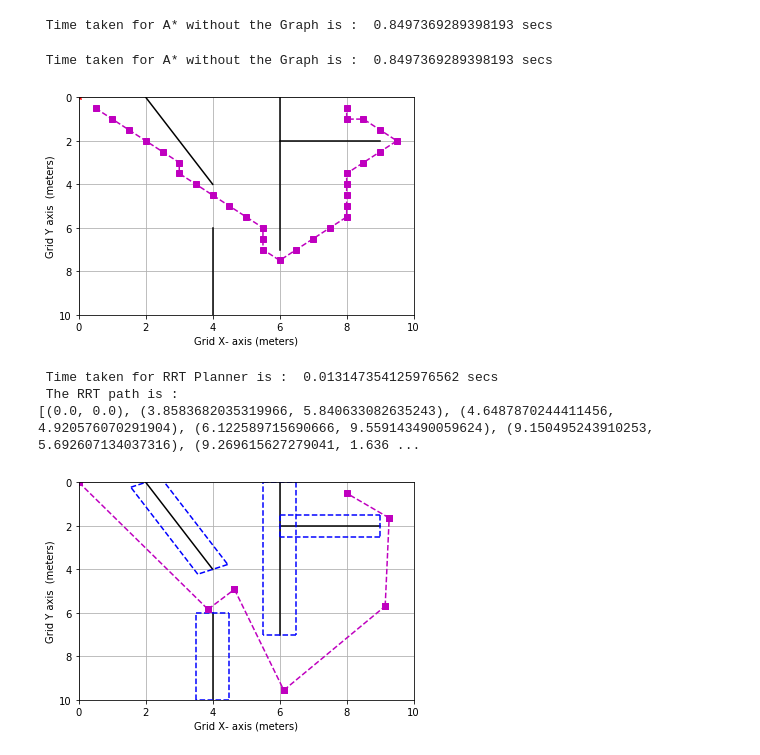
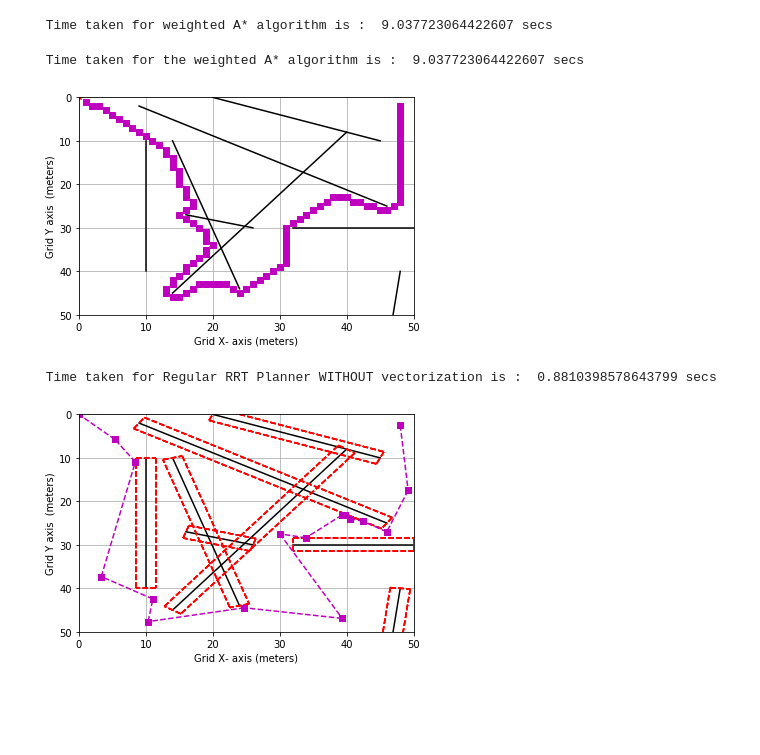
Before and after one commit to vTechSavyy/UAV_UGV_Perception_Planning, a Jupyter notebook: Planning/Compare_Planning_Algorithms.ipynb, the cells around one changed output. Saved outputs shown, nothing was run; the diff lists cells and outputs as text; code cells hidden in the pictures; blank space fills up the shorter version.

Commit message:
Added results comparing different planning algorithms

```diff
--- a/Planning/Compare_Planning_Algorithms.ipynb
+++ b/Planning/Compare_Planning_Algorithms.ipynb
@@ -17,7 +15,7 @@ importlib.reload(params)
 # Generate grid and return X and Y co-ordinates of all the nodes:
 [params.X,params.Y] = generate_grid()
 # %%
-### 1. Run A* algorithm - Without graph!
+### 1.a Run the weighted A* algorithm -
 
 # Setup the algorithm:
 
@@ -26,10 +24,11 @@ numNodes = len(params.X)
 
 # Define the start and goal nodes:
 startIdx = get_node_idx(0,0)
-goalIdx =  get_node_idx(8.0,0.5)
+goalIdx =  get_node_idx(48.0,2.5)
 epsilon = 50  # Weighting factor for the Heuristic:
 
 start = time.time()
+
 # Run the A* algorithm:
 aStarPathIndices = astar_no_graph(startIdx,goalIdx, numNodes, epsilon)
 
@@ -38,11 +37,11 @@ end = time.time()
 
 timeAstar = end - start
 
-print (" Time taken for A* without the Graph is : " , timeAstar ,  "secs")
+print (" Time taken for weighted A* algorithm is : " , timeAstar ,  "secs")
 # %% [output]
- Time taken for A* without the Graph is :  0.8497369289398193 secs
+ Time taken for weighted A* algorithm is :  9.037723064422607 secs
 # %%
-### 2. Plot path generated by A* algorithm:
+### 1.b Plot path generated by A* algorithm:
 
 # 1. The grid:
 # 2. The maze segments (Black solid lines)
@@ -75,83 +74,78 @@ plt.xlabel('Grid X- axis (meters)')
 plt.ylabel('Grid Y axis  (meters)')
 
 
-timeAstar = end - start
-
-print (" Time taken for A* without the Graph is : " , timeAstar ,  "secs")
-
-# print(aStarPathIndices)
+print (" Time taken for the weighted A* algorithm is : " , timeAstar ,  "secs")
 # %% [output]
- Time taken for A* without the Graph is :  0.8497369289398193 secs
+ Time taken for the weighted A* algorithm is :  9.037723064422607 secs
-[figure, old version]
+[figure, new version]
 # %%
-### 3. Run Vectorized RRT planning algorithm: Many Thanks to Bijo Sebastian for providing this awesome implementation!
+### 2.a Regular RRT planning algorithm:
 
-from RRT_vect_utilities import *
+# Credits to Bijo Sebastian for providing this baseline implementation!
+
+from RRT_utilities import *
 
 
 # 1. Give the inputs to the RRT algorithm:
 start = Node(0.0, 0.0) # Start
-goal = Node(8.0, 0.5) # Goal
+goal = Node(48.0, 2.5) # Goal
 
-# 2. Inflate the maze segments:
+# # 2. Inflate the maze segments:
 inflate_segments()
 
-# 3. Setup for vectorization:
-setup_vec()
+# # 3. Setup for vectorization:
+# setup_vec()
 
 # 4. Run the RRT algorithm and directly plot the path:
 startTime = time.time()
-RRT_path = RRT(start, goal)
+RRT_reg_path = RRT_reg(start, goal)
 endTime = time.time()
 
 
-# 5. Get the true path from start to goal:
-revPath = reverse_path(RRT_path)
+# # 5. Get the true path from start to goal:
+# revPath = reverse_path(RRT_path)
 
-timeRRT= endTime - startTime
+timeRRT_reg = endTime - startTime
 
-print (" Time taken for RRT Planner is : " , timeRRT ,  "secs")
-print (" The RRT path is : ")
-print (revPath)
+print (" Time taken for Regular RRT Planner WITHOUT vectorization is : " , timeRRT_reg ,  "secs")
 # %% [output]
- Time taken for RRT Planner is :  0.013147354125976562 secs
- The RRT path is :
-[(0.0, 0.0), (3.8583682035319966, 5.840633082635243), (4.6487870244411456, 4.920576070291904), (6.122589715690666, 9.559143490059624), (9.150495243910253, 5.692607134037316), (9.269615627279041, 1.636 ...
+ Time taken for Regular RRT Planner WITHOUT vectorization is :  0.8810398578643799 secs
 # %%
-### 4. Plot path generated by RRT algorithm:
+### 2.b Plot path generated by regular RRT algorithm:
 
-# 1. First plot the maze segments and inflated maze segments:
+# -- First plot the maze segments and inflated maze segments:
 for mazeSeg in params.mazeSegments:
 
     plt.plot([mazeSeg[0][0], mazeSeg[1][0]], [mazeSeg[0][1] , mazeSeg[1][1]],'-k')
 
 plt.xlim(0, params.widthX )
 plt.ylim(0, params.widthY )
 plt.grid()
 plt.gca().invert_yaxis()
 
 plt.xlabel('Grid X- axis (meters)')
 plt.ylabel('Grid Y axis  (meters)')
 
 for mazeSeg in params.infMazeSegments:
 
-    plt.plot([mazeSeg[0][0], mazeSeg[1][0]], [mazeSeg[0][1] , mazeSeg[1][1]],'--b')
+    plt.plot([mazeSeg[0][0], mazeSeg[1][0]], [mazeSeg[0][1] , mazeSeg[1][1]],'--r')
 
 
-# 2. Next plot the start and goal nodes:
+# -- Next plot the start and goal nodes:
 plt.plot(start.x, start.y, 'r*')
 plt.plot(goal.x , goal.y , 'g*')
 
-# 3. Now plot the path:
-currNode = revPath[0]
 
-for i in range(1,len(revPath)):
+# -- Now plot the path:
+currNode = RRT_reg_path[0]
 
-    nextNode = revPath[i]
+for i in range(1,len(RRT_reg_path)):
+
+    nextNode = RRT_reg_path[i]
 
     plt.plot([currNode[0] , nextNode[0]] , [currNode[1] , nextNode[1]], 'm--s')
 
     currNode = nextNode
 # %% [output]
-[figure, old version]
+[figure, new version]
 # %%
```
Also changed, not shown: parts of 5 cells of this notebook, 4 other files.
